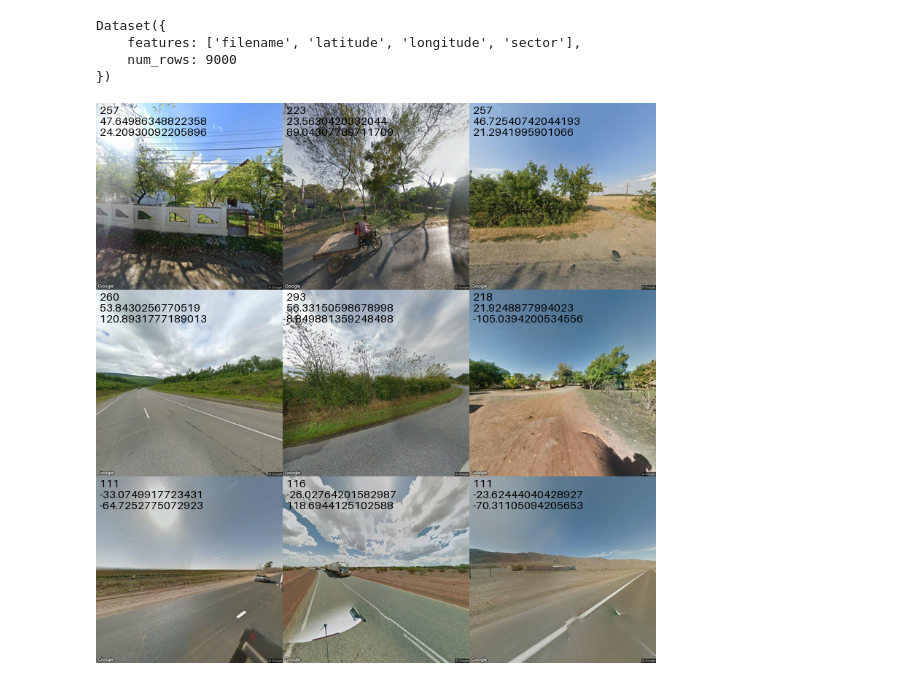
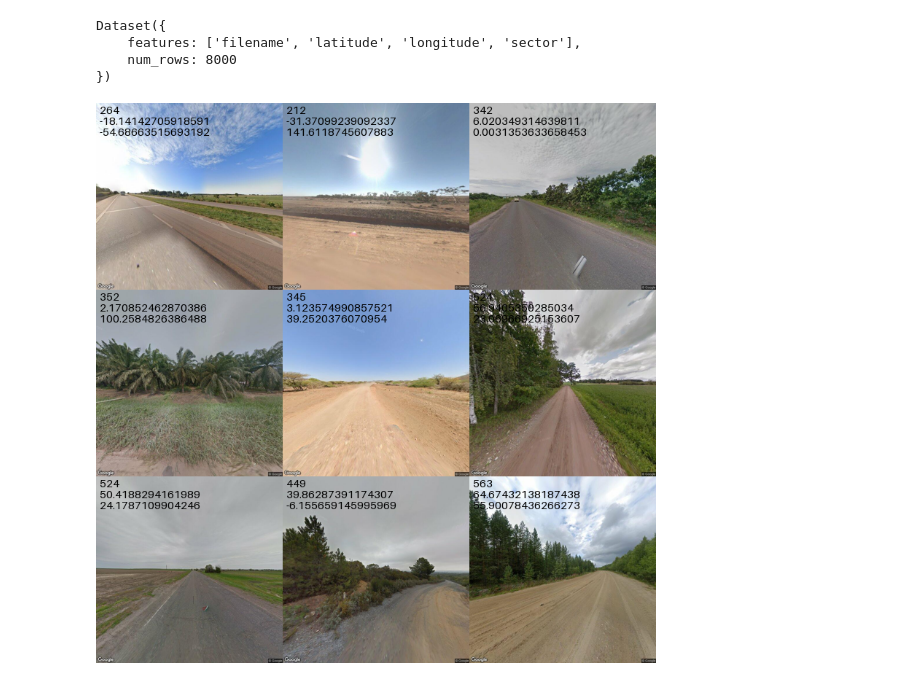
Before and after one commit to Likima/LukaBot, a Jupyter notebook: testing.ipynb, the cells around one changed output. Drawn from its saved outputs; the diff is of its cells as text; code cells hidden in the pictures.

```diff
--- a/testing.ipynb
+++ b/testing.ipynb
@@ -37,7 +40,8 @@ with open('dataset/coords.csv', 'r', newline='') as csvfile:
 def sector_from_coords(lat: float, lon: float) -> int:
     norm_lat = (lat + 90) / 180
     norm_lon = (lon + 180) / 360
-    sector = math.floor(norm_lat * 10) * 36 + math.floor(norm_lon * 10)
+    # do 36 by 18 sectors
+    sector = math.floor(norm_lat * 18) * 36 + math.floor(norm_lon * 36)
     return sector
 
 
@@ -54,7 +58,11 @@ from PIL import Image, ImageDraw, ImageFont
 from typing import Tuple, Set
 import random
 
-dataset = load_dataset("csv", data_files="dataset/labels.csv", split='train').train_test_split(test_size=0.1) # type: ignore
+dataset = load_dataset("csv", data_files="dataset/labels.csv", split='train').train_test_split(test_size=0.2) # type: ignore
+labels: List[int] = sorted(list(set(dataset["train"]["sector"] + dataset["test"]["sector"]))) # type: ignore
+
+def path(fn: str) -> str:
+    return f"./dataset/images/{fn}"
 
 def show_examples(train: Dataset, size: Tuple[int, int]):
     w, h = size
@@ -70,33 +78,33 @@ def show_examples(train: Dataset, size: Tuple[int, int]):
 
     while count < square * square:
         rand = random.randrange(items_in_dataset)
         if rand in keys:
             continue
         keys.add(rand)
 
         item: DatasetItem = train[rand] # type: ignore
         file_name = item["filename"]
-        image = Image.open(f"./dataset/images/{file_name}") # type: ignore
+        image = Image.open(path(file_name)) # type: ignore
         x = count % square
         y = count // square
         grid.paste(image.resize((w, h)), (x * w, y * h)) # type: ignore
         draw = ImageDraw.Draw(grid) # type: ignore
 
         sector = item["sector"]
         lat = item["latitude"]
         lon = item["longitude"]
 
         draw.text((x * w + 5 , y * h), str(sector), font=font, fill=(0,0,0)) # type: ignore
         draw.text((x * w + 5, y * h + 15), str(lat), font=font, fill=(0,0,0)) # type: ignore
         draw.text((x * w + 5, y * h + 30), str(lon), font=font, fill=(0,0,0)) # type: ignore
         count += 1
 
     return grid
 
 show_examples(dataset["train"], size=(256, 256)) # type: ignore
 # %% [output]
 Dataset({
     features: ['filename', 'latitude', 'longitude', 'sector'],
-    num_rows: 9000
+    num_rows: 8000
 })
-[figure, old version]
+[figure, new version]
```
Also changed, not shown: parts of 6 cells of this notebook.
